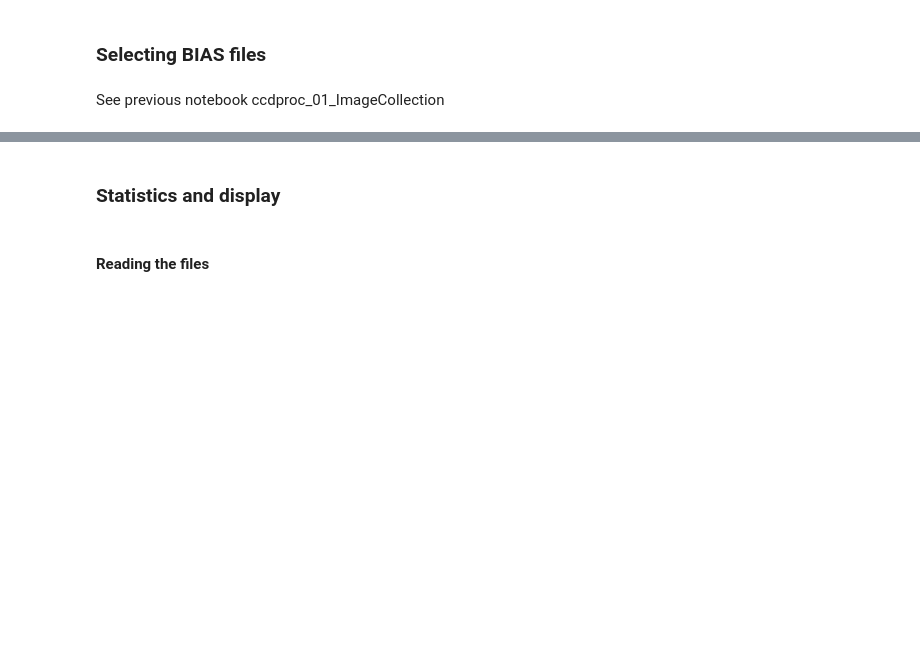
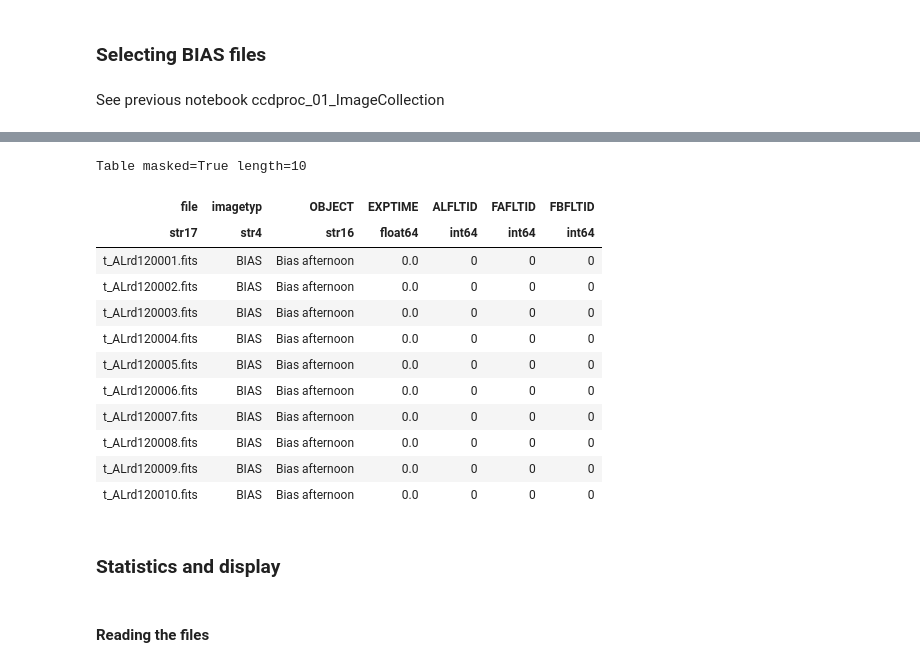
Before and after one commit to sergiopasra/tea-book, a Jupyter notebook: tea_book/notebooks/ccdproc_03_Master_BIAS.ipynb, the cells around one changed output, grey strips where cells are left out. Saved outputs shown, nothing was run; the diff lists cells and outputs as text; code cells hidden in the pictures; blank space fills up the shorter version.

```diff
--- a/tea_book/notebooks/ccdproc_03_Master_BIAS.ipynb
+++ b/tea_book/notebooks/ccdproc_03_Master_BIAS.ipynb
@@ -44,3 +47,6 @@ directory = 'N1'
+# %%
+dirname = 'N1'
+directory = Path(dirname)
 # %% [markdown]
 Let\'s create a list containing all the FITS files in that directory.
 We asume that the images were already trimmed and their names begin with 't_' (see previous notebook 'ccdproc_02')
@@ -58,5 +64,5 @@ from ccdproc import ImageFileCollection
 from ccdproc.utils.sample_directory import sample_directory_with_files
 # %%
 keys = ['imagetyp','OBJECT' , 'EXPTIME' , 'ALFLTID' , 'FAFLTID' , 'FBFLTID']
-ic1 = ImageFileCollection(directory, keywords=keys) # only keep track of keys
+ic1 = ImageFileCollection(directory, keywords=keys, glob_include="t_*.fits") # only keep track of keys
 ic1.summary.colnames
@@ -65,7 +75,21 @@ print(keys)
 # %%
 matches = (ic1.summary['imagetyp'] == 'BIAS')
 my_bias_files = ic1.summary['file'][matches]
-print(my_bias_files)
+ic1.summary[matches]
+# %% [output]
+Table masked=True length=10
+| file | imagetyp | OBJECT | EXPTIME | ALFLTID | FAFLTID | FBFLTID |
+| str17 | str4 | str16 | float64 | int64 | int64 | int64 |
+| t_ALrd120001.fits | BIAS | Bias afternoon | 0.0 | 0 | 0 | 0 |
+| t_ALrd120002.fits | BIAS | Bias afternoon | 0.0 | 0 | 0 | 0 |
+| t_ALrd120003.fits | BIAS | Bias afternoon | 0.0 | 0 | 0 | 0 |
+| t_ALrd120004.fits | BIAS | Bias afternoon | 0.0 | 0 | 0 | 0 |
+| t_ALrd120005.fits | BIAS | Bias afternoon | 0.0 | 0 | 0 | 0 |
+| t_ALrd120006.fits | BIAS | Bias afternoon | 0.0 | 0 | 0 | 0 |
+| t_ALrd120007.fits | BIAS | Bias afternoon | 0.0 | 0 | 0 | 0 |
+| t_ALrd120008.fits | BIAS | Bias afternoon | 0.0 | 0 | 0 | 0 |
+| t_ALrd120009.fits | BIAS | Bias afternoon | 0.0 | 0 | 0 | 0 |
+| t_ALrd120010.fits | BIAS | Bias afternoon | 0.0 | 0 | 0 | 0 |
 # %% [markdown]
 ### Statistics and display
 # %% [markdown]
```
Also changed, not shown: parts of 13 cells of this notebook, 8 other files.
